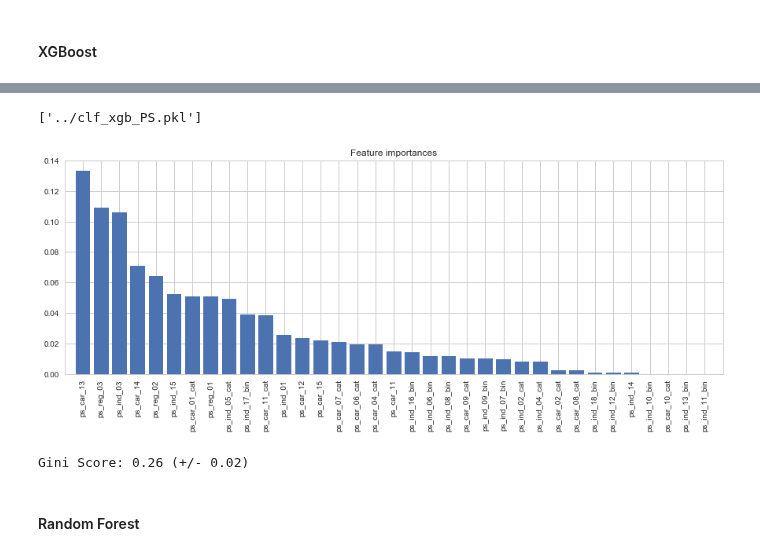
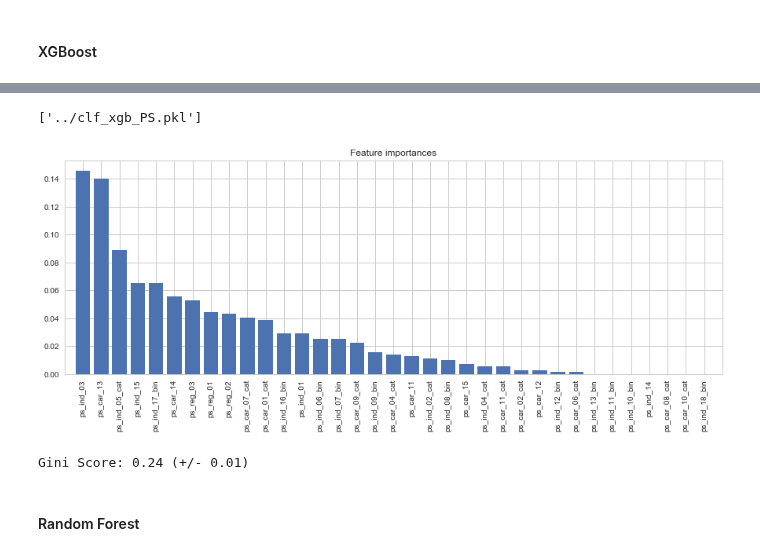
Before and after one commit to paulaceccon/ml-playground, a Jupyter notebook: Kernels/PortoSeguro.ipynb, the cells around one changed output, grey strips where cells are left out. Cells and saved outputs as stored; diff of their text form; code cells hidden in the pictures.

```diff
--- a/Kernels/PortoSeguro.ipynb
+++ b/Kernels/PortoSeguro.ipynb
@@ -212,19 +218,19 @@ import xgboost as xgb
 # %%
 clf_xgb_params = {
-    'learning_rate':      [0.05],
-    'n_estimators':       [190],
-    'max_depth':          [2, 3, 5],
-    'min_child_weight':   [6, 7, 8],
-    'subsample':          [0.5],
-    'colsample_bytree':   [0.8, 0.9, 1.0]
+    'learning_rate':      [0.03],
+    'n_estimators':       [240],
+    'max_depth':          [2, 3],
+    'min_child_weight':   [8, 9, 10],
+    'subsample':          [0.4, 0.5, 0.6],
+    'colsample_bytree':   [0.9]
 }
 # %%
-clf_xgb = xgb.XGBClassifier(silent=1, objective='binary:logistic', seed=0)
-grid = GridSearchCV(clf_xgb, clf_xgb_params, scoring=gini_sklearn, cv=3, verbose=1, n_jobs=-1)
+clf_xgb = xgb.XGBClassifier(silent=1, objective='binary:logistic', seed=0, scale_pos_weight=spw)
+grid = GridSearchCV(clf_xgb, clf_xgb_params, scoring=gini_sklearn, cv=3, verbose=1)
 grid.fit(X_sample, y_sample)
 
 print (grid.best_params_)
 print (grid.best_score_)
 
-clf = grid.best_estimator_
+clf_xgb = grid.best_estimator_
 # %% [output]
@@ -236,16 +241,17 @@ Fitting 3 folds for each of 27 candidates, totalling 81 fits
-# %%
-joblib.dump(clf, '../clf_xgb_PS.pkl')
-# %% [output]
-['../clf_xgb_PS.pkl']
+# %%
+clf_xgb.fit(X_train, y_train)
+joblib.dump(clf_xgb, '../clf_xgb_PS.pkl')
+# %% [output]
+['../clf_xgb_PS.pkl']
 # %%
-clf = joblib.load('../clf_xgb_PS.pkl')
+clf_xgb = joblib.load('../clf_xgb_PS.pkl')
 # %%
-plot_importances(clf, X_train.columns.values)
+plot_importances(clf_xgb, X_train.columns.values)
 # %% [output]
-[figure, old version]
+[figure, new version]
 # %%
-scores = cross_val_score(clf, X_test, y_test, scoring=gini_sklearn, cv=3)
+scores = cross_val_score(clf_xgb, X_test, y_test, scoring=gini_sklearn, cv=3)
 print("Gini Score: %0.2f (+/- %0.2f)" % (scores.mean(), scores.std() * 2))
 # %% [output]
-Gini Score: 0.26 (+/- 0.02)
+Gini Score: 0.24 (+/- 0.01)
 # %%
```
Also changed, not shown: parts of 31 cells of this notebook, 6 other files.
